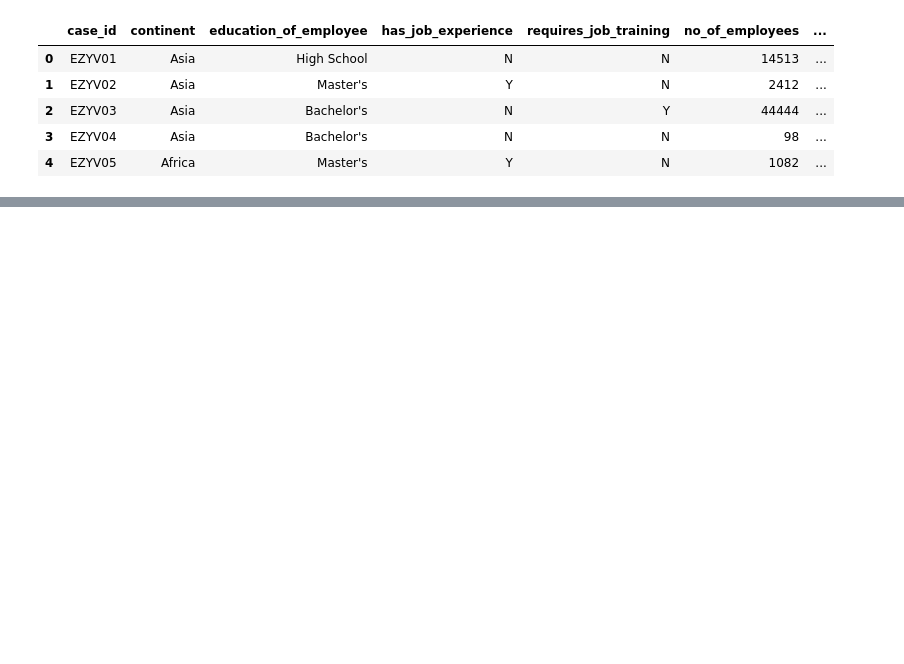
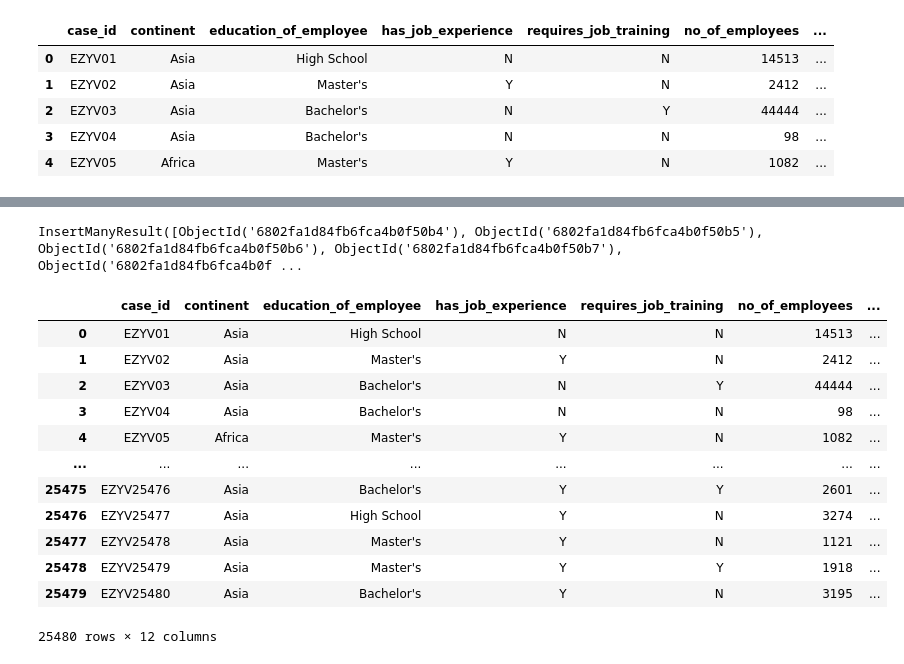
Before and after one commit to srinu-nayak/End-To-End-MLOps-Project, a Jupyter notebook: us_visa/notebook/experiment.ipynb, the cells around one changed output, grey strips where cells are left out. Drawn from its saved outputs; the diff is of its cells as text; code cells hidden in the pictures; blank space fills up the shorter version.

```diff
--- a/us_visa/notebook/experiment.ipynb
+++ b/us_visa/notebook/experiment.ipynb
@@ -43,0 +47,25 @@ except Exception as e:
+# %%
+data_base = client['US_VISA']
+collection = data_base['visa_data']
+collection.insert_many(data)
+# %% [output]
+InsertManyResult([ObjectId('6802fa1d84fb6fca4b0f50b4'), ObjectId('6802fa1d84fb6fca4b0f50b5'), ObjectId('6802fa1d84fb6fca4b0f50b6'), ObjectId('6802fa1d84fb6fca4b0f50b7'), ObjectId('6802fa1d84fb6fca4b0f ...
+# %%
+new_df = pd.DataFrame(list(collection.find()))
+new_df.drop(columns=['_id'], inplace=True)
+# %%
+new_df
+# %% [output]
+|  | case_id | continent | education_of_employee | has_job_experience | requires_job_training | no_of_employees | ... |
+| 0 | EZYV01 | Asia | High School | N | N | 14513 | ... |
+| 1 | EZYV02 | Asia | Master's | Y | N | 2412 | ... |
+| 2 | EZYV03 | Asia | Bachelor's | N | Y | 44444 | ... |
+| 3 | EZYV04 | Asia | Bachelor's | N | N | 98 | ... |
+| 4 | EZYV05 | Africa | Master's | Y | N | 1082 | ... |
+| ... | ... | ... | ... | ... | ... | ... | ... |
+| 25475 | EZYV25476 | Asia | Bachelor's | Y | Y | 2601 | ... |
+| 25476 | EZYV25477 | Asia | High School | Y | N | 3274 | ... |
+| 25477 | EZYV25478 | Asia | Master's | Y | N | 1121 | ... |
+| 25478 | EZYV25479 | Asia | Master's | Y | Y | 1918 | ... |
+| 25479 | EZYV25480 | Asia | Bachelor's | Y | N | 3195 | ... |
+25480 rows × 12 columns
```
Also changed, not shown: parts of 2 cells of this notebook, 1 other file.
